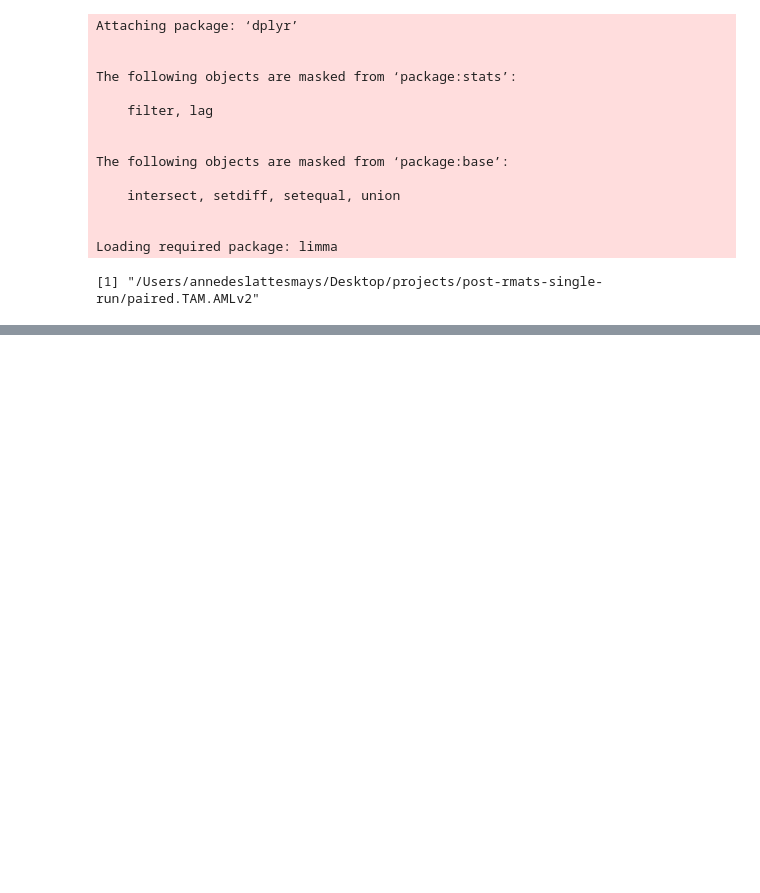
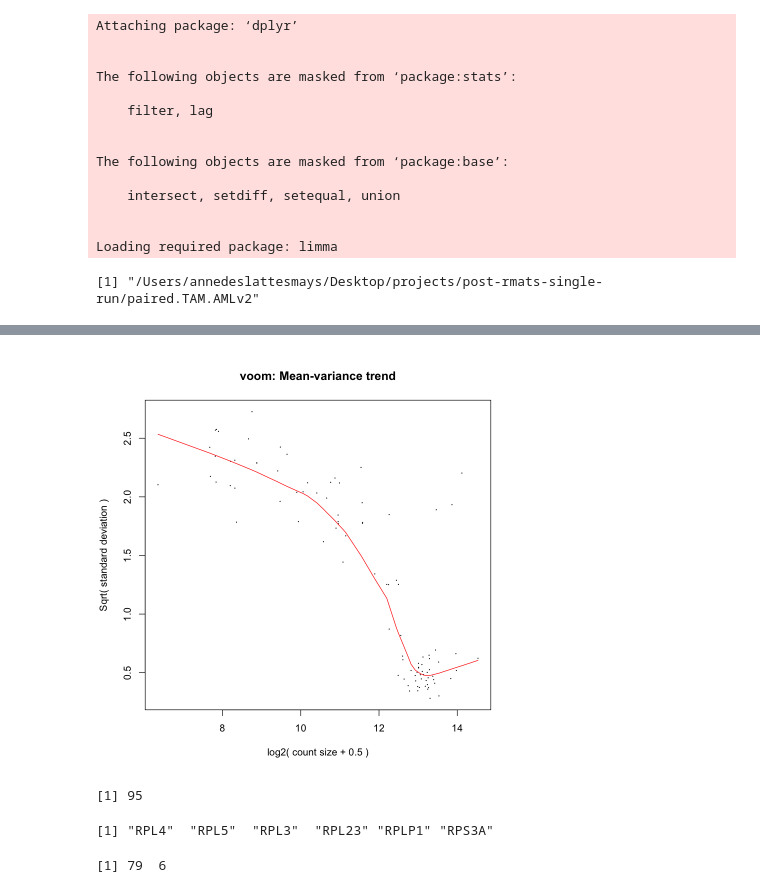
Before and after one commit to adeslatt/post-rmats-single-run, a Jupyter notebook: ipynb/paired_TAM_vs_AML_SE_limmav2.ipynb, the cells around one changed output, grey strips where cells are left out. Drawn from its saved outputs; the diff is of its cells as text; code cells hidden in the pictures; blank space fills up the shorter version.

```diff
--- a/ipynb/paired_TAM_vs_AML_SE_limmav2.ipynb
+++ b/ipynb/paired_TAM_vs_AML_SE_limmav2.ipynb
@@ -62,3 +88,5 @@ head(featureData,2)
+# %%
+cts <- data.matrix(cts[,11:20])
 # %%
 dim(cts)
 head(cts,2)
@@ -67,0 +112,16 @@ head(featureData,2)
+# %%
+# Condition 1: Rows with count > 1000 in columns 1, 3, 5, 7
+TAM_rows_condition <- rowSums(cts[, c(1, 3, 5, 7)] > 1000) > 0
+TAM_matrix<- cts[TAM_rows_condition, c(1, 3, 5, 7)]
+
+# Condition 2: Rows with count > 1000 in columns 2, 4, 6, 8
+AML_rows_condition <- rowSums(cts[, c(2, 4, 6, 8)] > 1000) > 0
+AML_matrix <- cts[AML_rows_condition, c(2, 4, 6, 8)]
+
+# Combine the sub-matrices by keeping rows that satisfy either condition 1 or condition 2
+final_matrix <- cts[AML_rows_condition | TAM_rows_condition, ]
+
+# View the dimensions of the resulting matrices
+dim(TAM_matrix)
+dim(AML_matrix)
+dim(final_matrix)
@@ -200,7 +399,28 @@ head(featureData[lookup,2])
+# %%
+# weighting
+v <- voom(dge, plot=TRUE, normalize="quantile")
+# %% [output]
+[figure, added]
 # %%
-filtered_fit <- lmFit(filteredlogCPM, design)
-filtered_fit <- eBayes(filtered_fit, trend=TRUE)
-filtered_de_results <- topTable(filtered_fit, coef=ncol(design), n=Inf)
-filtered_lookup <- rownames(filtered_de_results)
-length(featureData[filtered_lookup,2])
-head(featureData[filtered_lookup,2])
+vfit <- lmFit(v, design)
+vfit <- eBayes(vfit, trend=TRUE)
+de_results <- topTable(vfit, coef=ncol(design), n=Inf)
+lookup <- rownames(de_results)
+length(featureData[lookup,2])
+head(featureData[lookup,2])
+# %% [output]
+[1] 95
+[1] "RPL4"  "RPL5"  "RPL3"  "RPL23" "RPLP1" "RPS3A"
+# %%
+# Assuming you have the 'de_results' object from topTable
+fold_change_threshold <- 9
+adjusted_pvalue_threshold <- 0.05
+
+# Select genes that meet both fold change and adjusted p-value criteria
+significant_genes <- de_results[
+  abs(de_results$logFC) > fold_change_threshold &
+  de_results$adj.P.Val < adjusted_pvalue_threshold,
+]
+dim(significant_genes)
+# %% [output]
+[1] 79  6
```
Also changed, not shown: parts of 101 cells of this notebook, 1 other file.
